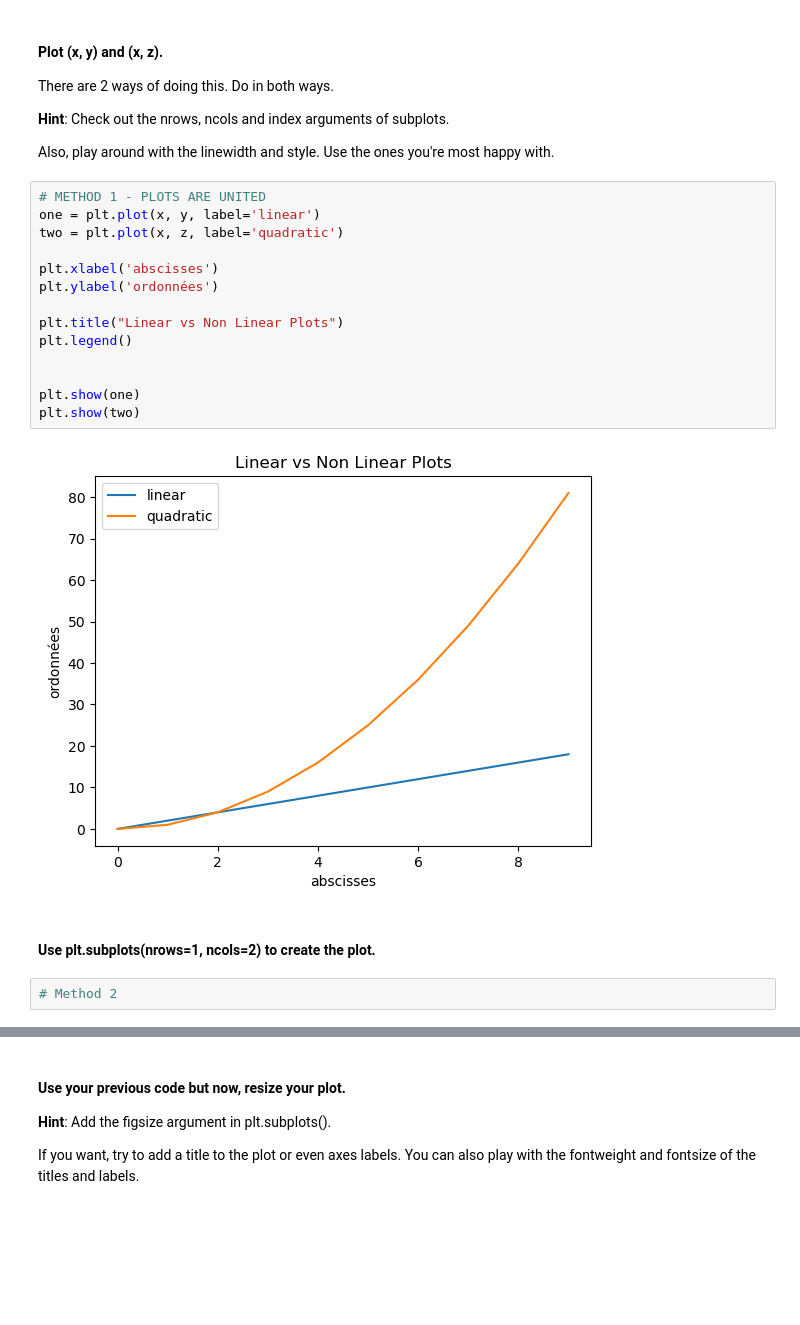
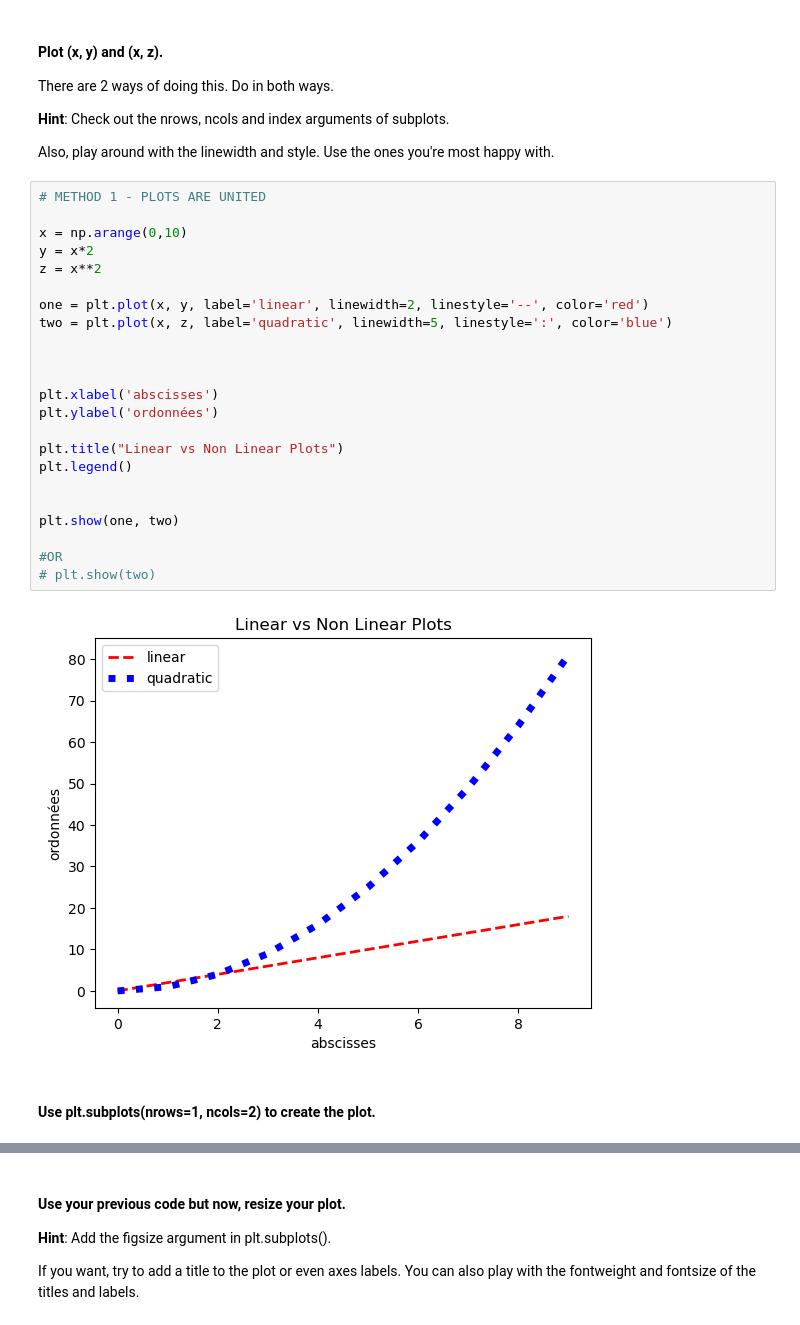
Before and after one commit to ho757uff/DAFT_0410, a Jupyter notebook: module_2/Lab_1_Matplotlib-and-Seaborn/main.ipynb, the cells around one changed output, grey strips where cells are left out. Cells and saved outputs as stored; diff of their text form; blank space fills up the shorter version.

```diff
--- a/module_2/Lab_1_Matplotlib-and-Seaborn/main.ipynb
+++ b/module_2/Lab_1_Matplotlib-and-Seaborn/main.ipynb
@@ -29,21 +29,28 @@ There are 2 ways of doing this. Do in both ways.
 Also, play around with the linewidth and style. Use the ones you're most happy with.
 # %%
 # METHOD 1 - PLOTS ARE UNITED
-one = plt.plot(x, y, label='linear')
-two = plt.plot(x, z, label='quadratic')
+
+x = np.arange(0,10)
+y = x*2
+z = x**2
+
+one = plt.plot(x, y, label='linear', linewidth=2, linestyle='--', color='red')
+two = plt.plot(x, z, label='quadratic', linewidth=5, linestyle=':', color='blue')
+
+
 
 plt.xlabel('abscisses')
 plt.ylabel('ordonnées')
 
 plt.title("Linear vs Non Linear Plots")
 plt.legend()
 
 
-plt.show(one)
-plt.show(two)
+plt.show(one, two)
+
+#OR
+# plt.show(two)
 # %% [output]
-[figure, old version]
+[figure, new version]
 # %% [markdown]
 #### Use plt.subplots(nrows=1, ncols=2) to create the plot.
-# %%
-# Method 2
```
Also changed, not shown: parts of 18 cells of this notebook, 1 other file.
